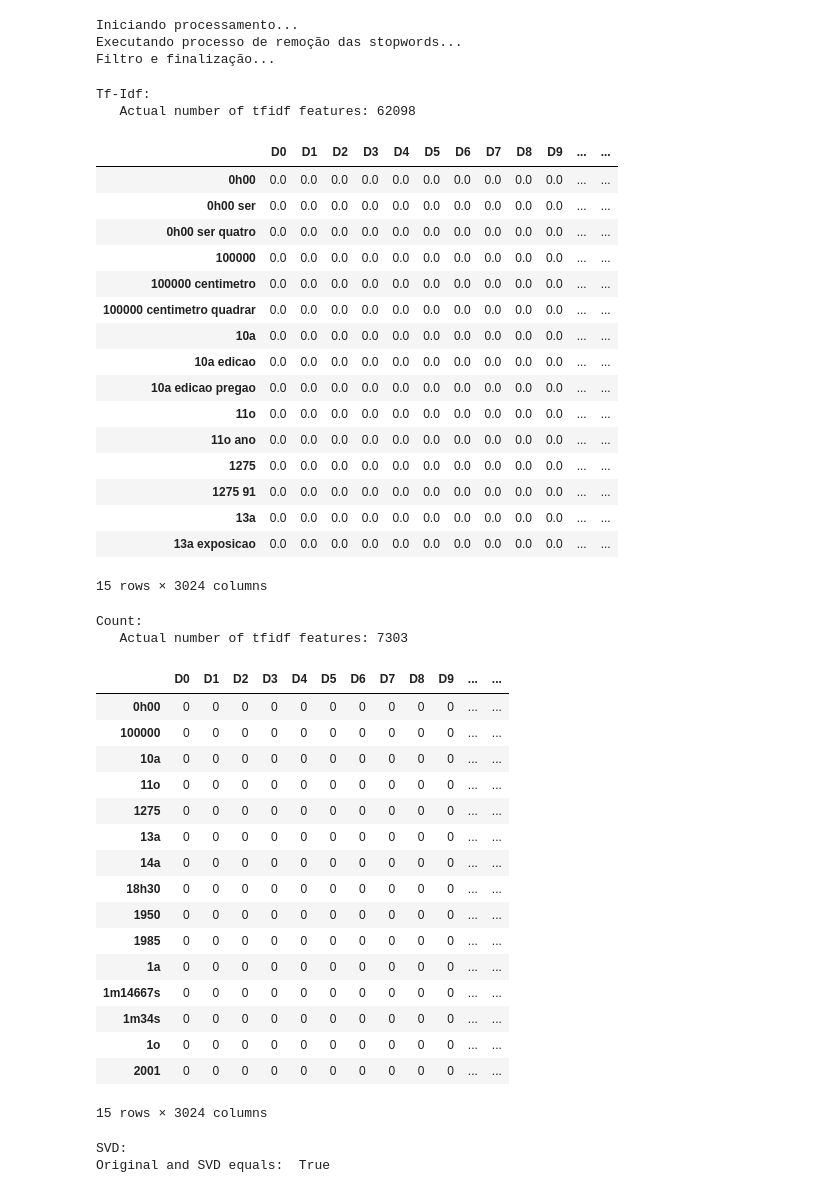
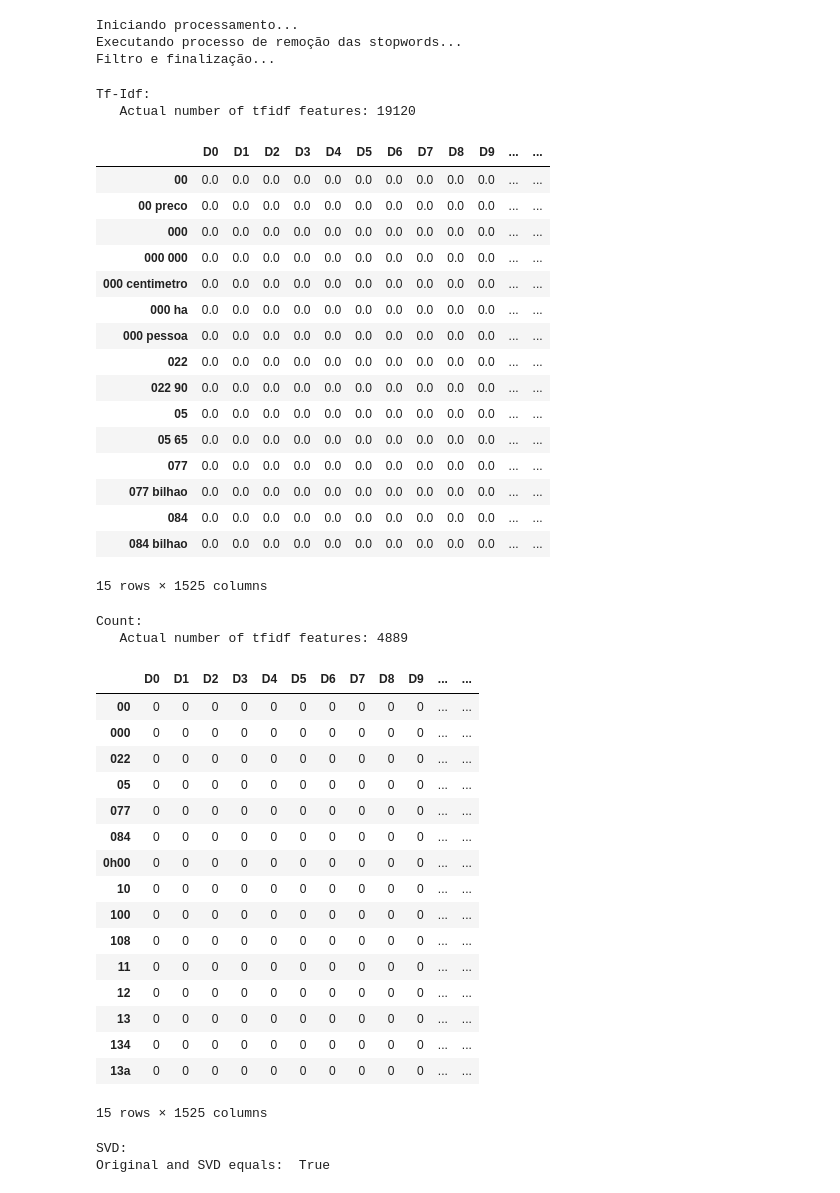
Before and after one commit to rdenadai/TxtP-Study-Notebooks, a Jupyter notebook: notebooks/text_classification_example.ipynb, the cells around one changed output. Saved outputs shown, nothing was run; the diff lists cells and outputs as text; code cells hidden in the pictures.

```diff
--- a/notebooks/text_classification_example.ipynb
+++ b/notebooks/text_classification_example.ipynb
@@ -272,8 +277,6 @@ def rm_stop_words_tokenized(frase):
     for palavra in frase:
         if palavra.pos_ != 'PUNCT':
             palavra = palavra.lemma_
-            for pc in ['.', ',']:
-                palavra = palavra.replace(pc, '')
             if palavra not in stpwords and not palavra.isdigit():
                 clean_frase.append(palavra)
     return ' '.join(clean_frase)
@@ -318,15 +321,16 @@ frases_originais = [
     'A morte é uma pétala que se solta da flor e deixa uma eterna saudade no coração.',
     'Mãe é imortal, porque quando ela parte para outro mundo fica vivendo nas lágrimas que escorrem em nosso rosto eternamente.',
     'Só existem dois motivos pra uma pessoa se preocupar com você: Ou ela te ama muito, ou você tem algo que ela queira muito!',
-    'Ser feliz nao é ter uma vida perfeita, mas sim reconhecer que vale a pena viver apesar de todos os desafios e perdas.'
+    'Ser feliz nao é ter uma vida perfeita, mas sim reconhecer que vale a pena viver apesar de todos os desafios e perdas.',
+    'Minha maravilhosa vida é uma merda.'
 ]
 
 # N = 10000
 
 frases = copy.deepcopy(frases_originais)
-frases += [' '.join(f).replace('_', ' ') for f in flt.sents()[:1000]]
-frases += [' '.join(f).replace('_', ' ') for f in mch.sents()[:1000]]
-frases += [' '.join(f).replace('_', ' ') for f in mcm.sents()[:1000]]
+frases += [' '.join(f).replace('_', ' ') for f in flt.sents()[:500]]
+frases += [' '.join(f).replace('_', ' ') for f in mch.sents()[:500]]
+frases += [' '.join(f).replace('_', ' ') for f in mcm.sents()[:500]]
 
 frases = list(generate_corpus(frases, tokenize=False))
 # print(frases)
@@ -338,31 +342,31 @@ Executando processo de remoção das stopwords...
 Filtro e finalização...
 # %%
 print('Tf-Idf:')
-vec_tfidf = TfidfVectorizer(max_df=5, sublinear_tf=False, use_idf=True, ngram_range=(1, 3))
+vec_tfidf = TfidfVectorizer(max_df=5, sublinear_tf=False, use_idf=True, ngram_range=(1, 2))
 X_tfidf = vec_tfidf.fit_transform(frases)
 print("   Actual number of tfidf features: %d" % X_tfidf.get_shape()[1])
 weights_tfidf = pd.DataFrame(np.round(X_tfidf.toarray().T, 3), index=vec_tfidf.get_feature_names(), columns=ldocs)
 display(weights_tfidf.head(15))
 # %% [output]
 Tf-Idf:
-   Actual number of tfidf features: 62098
+   Actual number of tfidf features: 19120
 |  | D0 | D1 | D2 | D3 | D4 | D5 | D6 | D7 | D8 | D9 | ... | ... |
-| 0h00 | 0.0 | 0.0 | 0.0 | 0.0 | 0.0 | 0.0 | 0.0 | 0.0 | 0.0 | 0.0 | ... | ... |
-| 0h00 ser | 0.0 | 0.0 | 0.0 | 0.0 | 0.0 | 0.0 | 0.0 | 0.0 | 0.0 | 0.0 | ... | ... |
-| 0h00 ser quatro | 0.0 | 0.0 | 0.0 | 0.0 | 0.0 | 0.0 | 0.0 | 0.0 | 0.0 | 0.0 | ... | ... |
-| 100000 | 0.0 | 0.0 | 0.0 | 0.0 | 0.0 | 0.0 | 0.0 | 0.0 | 0.0 | 0.0 | ... | ... |
-| 100000 centimetro | 0.0 | 0.0 | 0.0 | 0.0 | 0.0 | 0.0 | 0.0 | 0.0 | 0.0 | 0.0 | ... | ... |
-| 100000 centimetro quadrar | 0.0 | 0.0 | 0.0 | 0.0 | 0.0 | 0.0 | 0.0 | 0.0 | 0.0 | 0.0 | ... | ... |
-| 10a | 0.0 | 0.0 | 0.0 | 0.0 | 0.0 | 0.0 | 0.0 | 0.0 | 0.0 | 0.0 | ... | ... |
-| 10a edicao | 0.0 | 0.0 | 0.0 | 0.0 | 0.0 | 0.0 | 0.0 | 0.0 | 0.0 | 0.0 | ... | ... |
-| 10a edicao pregao | 0.0 | 0.0 | 0.0 | 0.0 | 0.0 | 0.0 | 0.0 | 0.0 | 0.0 | 0.0 | ... | ... |
-| 11o | 0.0 | 0.0 | 0.0 | 0.0 | 0.0 | 0.0 | 0.0 | 0.0 | 0.0 | 0.0 | ... | ... |
-| 11o ano | 0.0 | 0.0 | 0.0 | 0.0 | 0.0 | 0.0 | 0.0 | 0.0 | 0.0 | 0.0 | ... | ... |
-| 1275 | 0.0 | 0.0 | 0.0 | 0.0 | 0.0 | 0.0 | 0.0 | 0.0 | 0.0 | 0.0 | ... | ... |
-| 1275 91 | 0.0 | 0.0 | 0.0 | 0.0 | 0.0 | 0.0 | 0.0 | 0.0 | 0.0 | 0.0 | ... | ... |
-| 13a | 0.0 | 0.0 | 0.0 | 0.0 | 0.0 | 0.0 | 0.0 | 0.0 | 0.0 | 0.0 | ... | ... |
-| 13a exposicao | 0.0 | 0.0 | 0.0 | 0.0 | 0.0 | 0.0 | 0.0 | 0.0 | 0.0 | 0.0 | ... | ... |
+| 00 | 0.0 | 0.0 | 0.0 | 0.0 | 0.0 | 0.0 | 0.0 | 0.0 | 0.0 | 0.0 | ... | ... |
+| 00 preco | 0.0 | 0.0 | 0.0 | 0.0 | 0.0 | 0.0 | 0.0 | 0.0 | 0.0 | 0.0 | ... | ... |
+| 000 | 0.0 | 0.0 | 0.0 | 0.0 | 0.0 | 0.0 | 0.0 | 0.0 | 0.0 | 0.0 | ... | ... |
+| 000 000 | 0.0 | 0.0 | 0.0 | 0.0 | 0.0 | 0.0 | 0.0 | 0.0 | 0.0 | 0.0 | ... | ... |
+| 000 centimetro | 0.0 | 0.0 | 0.0 | 0.0 | 0.0 | 0.0 | 0.0 | 0.0 | 0.0 | 0.0 | ... | ... |
+| 000 ha | 0.0 | 0.0 | 0.0 | 0.0 | 0.0 | 0.0 | 0.0 | 0.0 | 0.0 | 0.0 | ... | ... |
+| 000 pessoa | 0.0 | 0.0 | 0.0 | 0.0 | 0.0 | 0.0 | 0.0 | 0.0 | 0.0 | 0.0 | ... | ... |
+| 022 | 0.0 | 0.0 | 0.0 | 0.0 | 0.0 | 0.0 | 0.0 | 0.0 | 0.0 | 0.0 | ... | ... |
+| 022 90 | 0.0 | 0.0 | 0.0 | 0.0 | 0.0 | 0.0 | 0.0 | 0.0 | 0.0 | 0.0 | ... | ... |
+| 05 | 0.0 | 0.0 | 0.0 | 0.0 | 0.0 | 0.0 | 0.0 | 0.0 | 0.0 | 0.0 | ... | ... |
+| 05 65 | 0.0 | 0.0 | 0.0 | 0.0 | 0.0 | 0.0 | 0.0 | 0.0 | 0.0 | 0.0 | ... | ... |
+| 077 | 0.0 | 0.0 | 0.0 | 0.0 | 0.0 | 0.0 | 0.0 | 0.0 | 0.0 | 0.0 | ... | ... |
+| 077 bilhao | 0.0 | 0.0 | 0.0 | 0.0 | 0.0 | 0.0 | 0.0 | 0.0 | 0.0 | 0.0 | ... | ... |
+| 084 | 0.0 | 0.0 | 0.0 | 0.0 | 0.0 | 0.0 | 0.0 | 0.0 | 0.0 | 0.0 | ... | ... |
+| 084 bilhao | 0.0 | 0.0 | 0.0 | 0.0 | 0.0 | 0.0 | 0.0 | 0.0 | 0.0 | 0.0 | ... | ... |
-15 rows × 3024 columns
+15 rows × 1525 columns
 # %%
 print('Count:')
 vec_count = CountVectorizer()
@@ -372,24 +376,24 @@ weights_count = pd.DataFrame(X_count.toarray().T, index=vec_count.get_feature_na
 display(weights_count.head(15))
 # %% [output]
 Count:
-   Actual number of tfidf features: 7303
+   Actual number of tfidf features: 4889
 |  | D0 | D1 | D2 | D3 | D4 | D5 | D6 | D7 | D8 | D9 | ... | ... |
+| 00 | 0 | 0 | 0 | 0 | 0 | 0 | 0 | 0 | 0 | 0 | ... | ... |
+| 000 | 0 | 0 | 0 | 0 | 0 | 0 | 0 | 0 | 0 | 0 | ... | ... |
+| 022 | 0 | 0 | 0 | 0 | 0 | 0 | 0 | 0 | 0 | 0 | ... | ... |
+| 05 | 0 | 0 | 0 | 0 | 0 | 0 | 0 | 0 | 0 | 0 | ... | ... |
+| 077 | 0 | 0 | 0 | 0 | 0 | 0 | 0 | 0 | 0 | 0 | ... | ... |
+| 084 | 0 | 0 | 0 | 0 | 0 | 0 | 0 | 0 | 0 | 0 | ... | ... |
 | 0h00 | 0 | 0 | 0 | 0 | 0 | 0 | 0 | 0 | 0 | 0 | ... | ... |
-| 100000 | 0 | 0 | 0 | 0 | 0 | 0 | 0 | 0 | 0 | 0 | ... | ... |
-| 10a | 0 | 0 | 0 | 0 | 0 | 0 | 0 | 0 | 0 | 0 | ... | ... |
-| 11o | 0 | 0 | 0 | 0 | 0 | 0 | 0 | 0 | 0 | 0 | ... | ... |
-| 1275 | 0 | 0 | 0 | 0 | 0 | 0 | 0 | 0 | 0 | 0 | ... | ... |
+| 10 | 0 | 0 | 0 | 0 | 0 | 0 | 0 | 0 | 0 | 0 | ... | ... |
+| 100 | 0 | 0 | 0 | 0 | 0 | 0 | 0 | 0 | 0 | 0 | ... | ... |
+| 108 | 0 | 0 | 0 | 0 | 0 | 0 | 0 | 0 | 0 | 0 | ... | ... |
+| 11 | 0 | 0 | 0 | 0 | 0 | 0 | 0 | 0 | 0 | 0 | ... | ... |
+| 12 | 0 | 0 | 0 | 0 | 0 | 0 | 0 | 0 | 0 | 0 | ... | ... |
+| 13 | 0 | 0 | 0 | 0 | 0 | 0 | 0 | 0 | 0 | 0 | ... | ... |
+| 134 | 0 | 0 | 0 | 0 | 0 | 0 | 0 | 0 | 0 | 0 | ... | ... |
 | 13a | 0 | 0 | 0 | 0 | 0 | 0 | 0 | 0 | 0 | 0 | ... | ... |
-| 14a | 0 | 0 | 0 | 0 | 0 | 0 | 0 | 0 | 0 | 0 | ... | ... |
-| 18h30 | 0 | 0 | 0 | 0 | 0 | 0 | 0 | 0 | 0 | 0 | ... | ... |
-| 1950 | 0 | 0 | 0 | 0 | 0 | 0 | 0 | 0 | 0 | 0 | ... | ... |
-| 1985 | 0 | 0 | 0 | 0 | 0 | 0 | 0 | 0 | 0 | 0 | ... | ... |
-| 1a | 0 | 0 | 0 | 0 | 0 | 0 | 0 | 0 | 0 | 0 | ... | ... |
-| 1m14667s | 0 | 0 | 0 | 0 | 0 | 0 | 0 | 0 | 0 | 0 | ... | ... |
-| 1m34s | 0 | 0 | 0 | 0 | 0 | 0 | 0 | 0 | 0 | 0 | ... | ... |
-| 1o | 0 | 0 | 0 | 0 | 0 | 0 | 0 | 0 | 0 | 0 | ... | ... |
-| 2001 | 0 | 0 | 0 | 0 | 0 | 0 | 0 | 0 | 0 | 0 | ... | ... |
-15 rows × 3024 columns
+15 rows × 1525 columns
 # %%
 USE = True
 X = X_count if USE else X_tfidf
```
Also changed, not shown: parts of 9 cells of this notebook.
